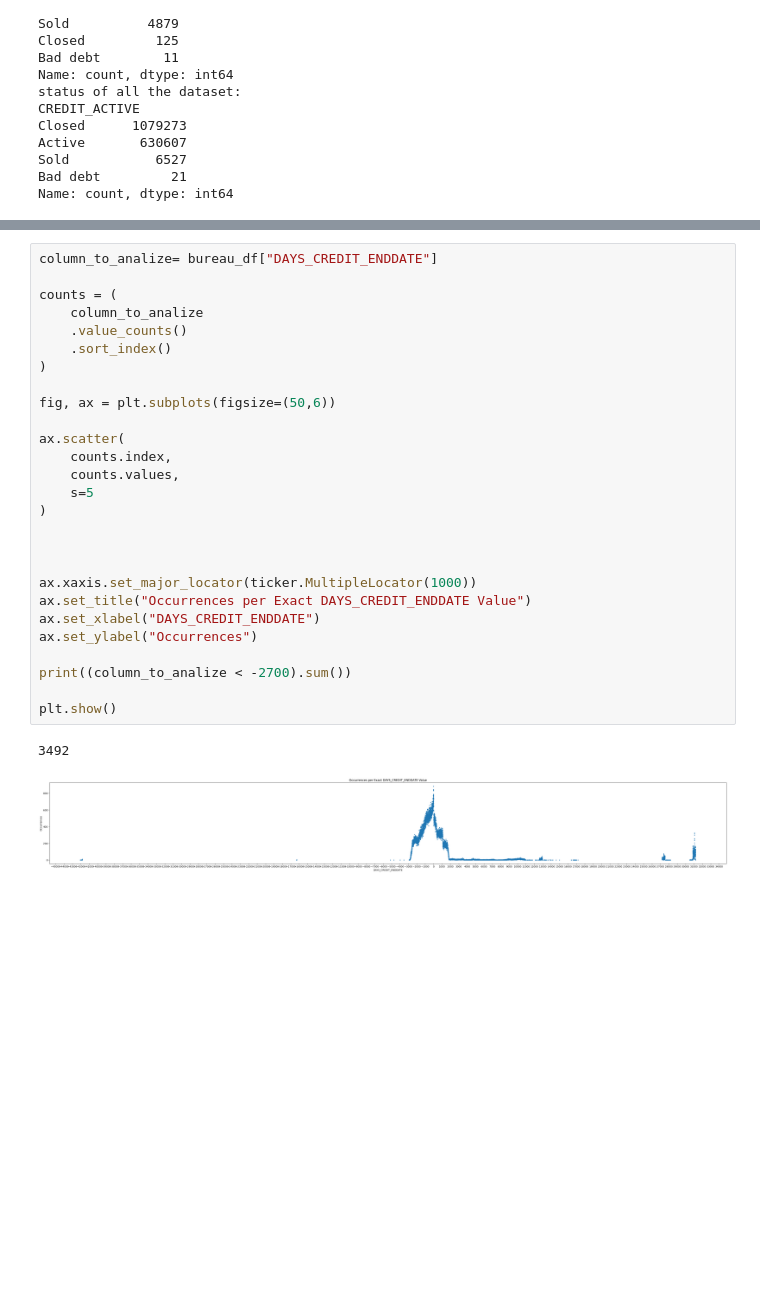
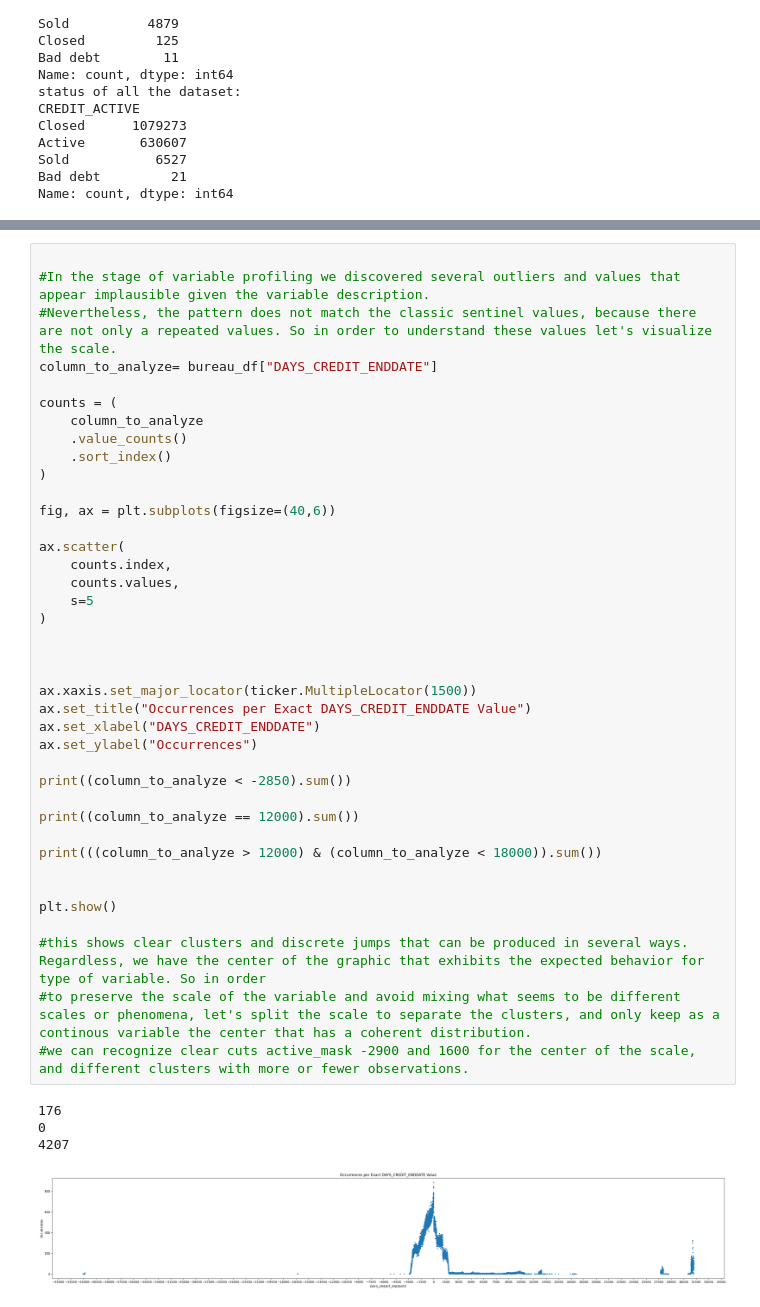
Before and after one commit to KuroEinzbern/Home-Credit-Default-Risk-Kaggle, a Jupyter notebook: notebooks/EDA/eda_bureau.ipynb, the cells around one changed output, grey strips where cells are left out. Drawn from its saved outputs; the diff is of its cells as text; blank space fills up the shorter version.

Commit message:
Bureau terminado

```diff
--- a/notebooks/EDA/eda_bureau.ipynb
+++ b/notebooks/EDA/eda_bureau.ipynb
@@ -266,32 +259,46 @@ plt.show()
 # %% [output]
 [figure]
 # %%
-column_to_analize= bureau_df["DAYS_CREDIT_ENDDATE"]
+
+#In the stage of variable profiling we discovered several outliers and values that appear implausible given the variable description.
+#Nevertheless, the pattern does not match the classic sentinel values, because there are not only a repeated values. So in order to understand these values let's visualize the scale.
+column_to_analyze= bureau_df["DAYS_CREDIT_ENDDATE"]
 
 counts = (
-    column_to_analize
+    column_to_analyze
     .value_counts()
     .sort_index()
 )
 
-fig, ax = plt.subplots(figsize=(50,6))
+fig, ax = plt.subplots(figsize=(40,6))
 
 ax.scatter(
     counts.index,
     counts.values,
     s=5
 )
 
 
 
-ax.xaxis.set_major_locator(ticker.MultipleLocator(1000))
+ax.xaxis.set_major_locator(ticker.MultipleLocator(1500))
 ax.set_title("Occurrences per Exact DAYS_CREDIT_ENDDATE Value")
 ax.set_xlabel("DAYS_CREDIT_ENDDATE")
 ax.set_ylabel("Occurrences")
 
-print((column_to_analize < -2700).sum())
+print((column_to_analyze < -2850).sum())
+
+print((column_to_analyze == 12000).sum())
+
+print(((column_to_analyze > 12000) & (column_to_analyze < 18000)).sum())
+
 
 plt.show()
+
+#this shows clear clusters and discrete jumps that can be produced in several ways. Regardless, we have the center of the graphic that exhibits the expected behavior for type of variable. So in order
+#to preserve the scale of the variable and avoid mixing what seems to be different scales or phenomena, let's split the scale to separate the clusters, and only keep as a continous variable the center that has a coherent distribution.
+#we can recognize clear cuts active_mask -2900 and 1600 for the center of the scale, and different clusters with more or fewer observations.
 # %% [output]
-3492
+176
+0
+4207
-[figure, old version]
+[figure, new version]
```
Also changed, not shown: parts of 7 cells of this notebook.
